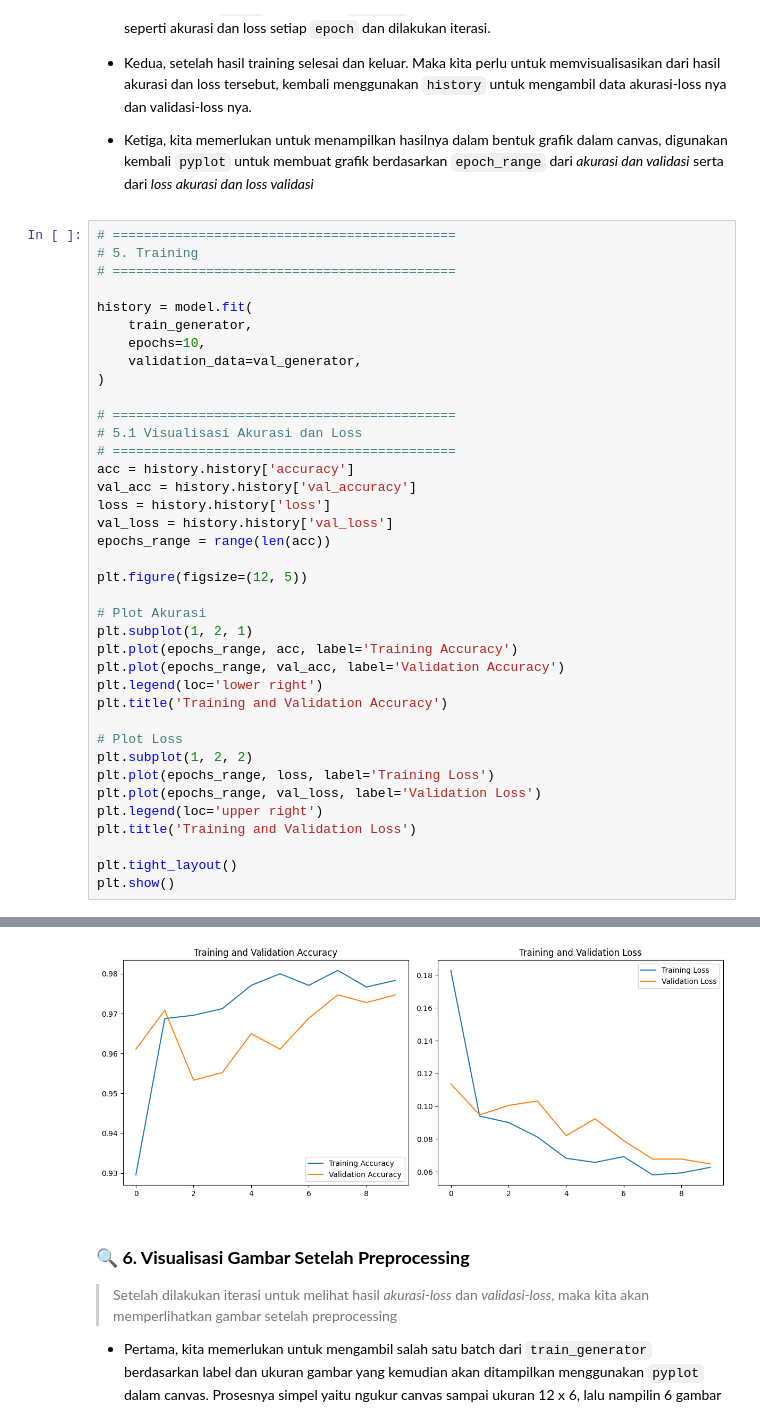
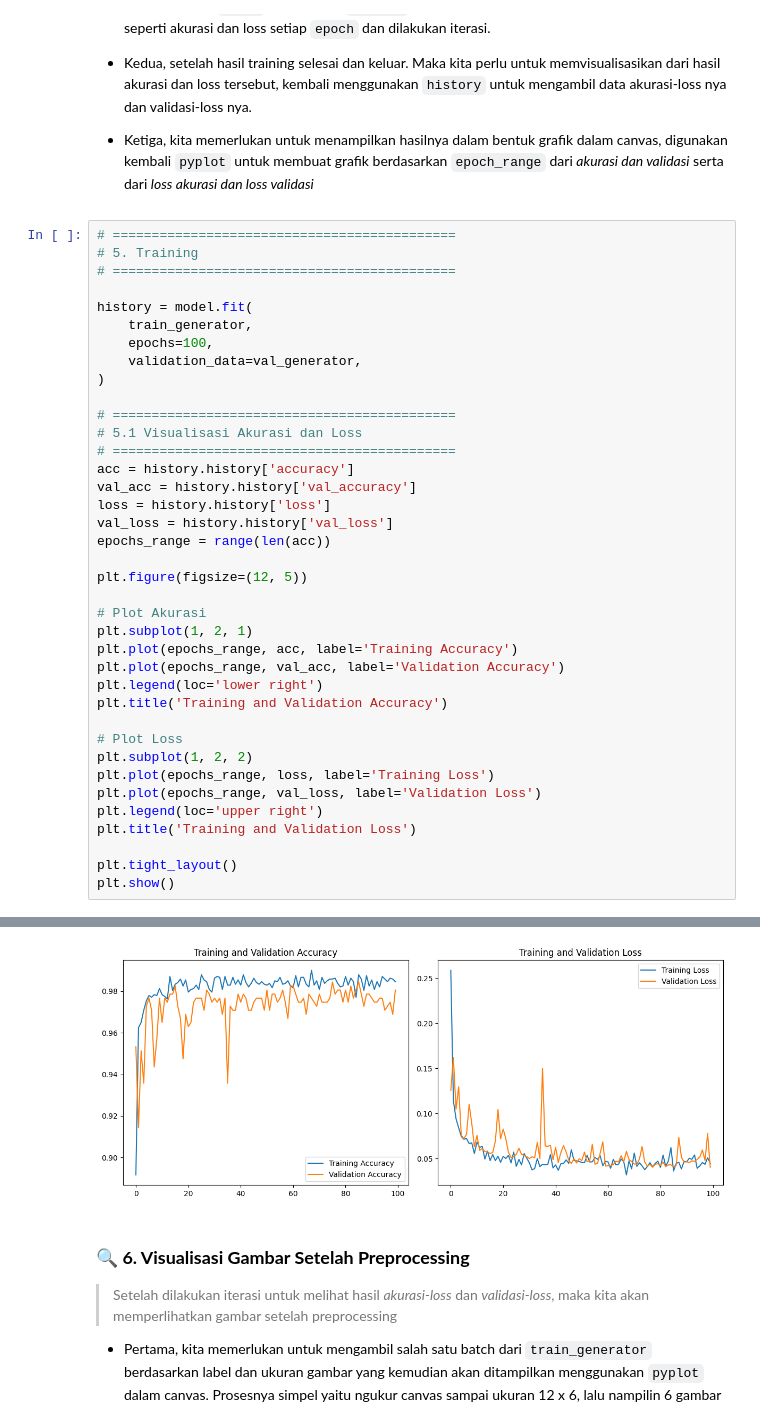
Before and after one commit to Ditto-Prasetyo/cnn-covid-detection, a Jupyter notebook: CNN-InceptionResNetV2.ipynb, the cells around one changed output, grey strips where cells are left out. Saved outputs shown, nothing was run; the diff lists cells and outputs as text.

```diff
--- a/CNN-InceptionResNetV2.ipynb
+++ b/CNN-InceptionResNetV2.ipynb
@@ -187,7 +184,7 @@ Downloading data from https://storage.googleapis.com/tensorflow/keras-applicatio
 
 history = model.fit(
     train_generator,
-    epochs=10,
+    epochs=100,
     validation_data=val_generator,
 )
 
@@ -242,4 +236,4 @@ Epoch 10/10
-[figure, old version]
+[figure, new version]
 # %% [markdown]
 ### 🔍 **6. Visualisasi Gambar Setelah Preprocessing**
 
```
Also changed, not shown: parts of 7 cells of this notebook, 5 other files.
